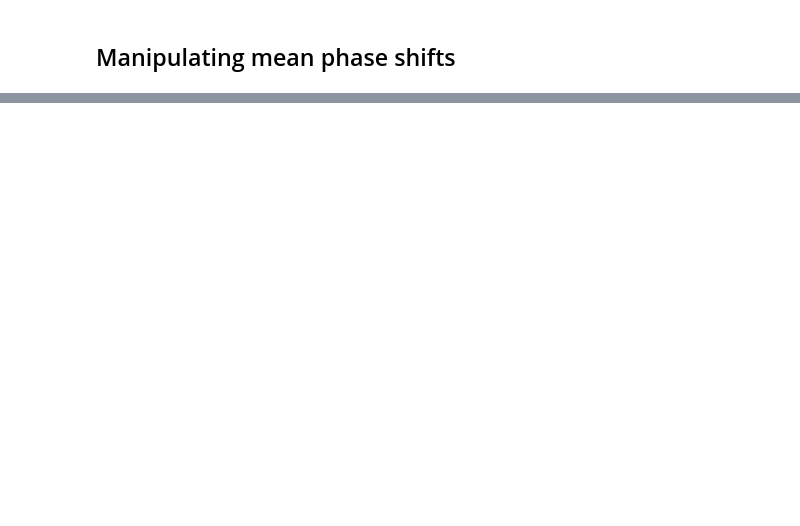
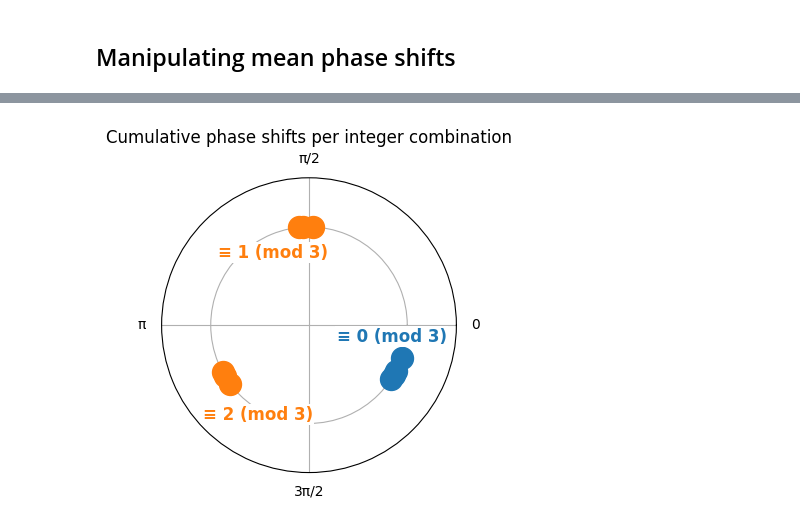
Before and after one commit to keith-murray/emergence-phase-codes, a Jupyter notebook: notebooks/phase_response_curve.ipynb, the cells around one changed output, grey strips where cells are left out. Saved outputs shown, nothing was run; the diff lists cells and outputs as text; code cells hidden in the pictures; blank space fills up the shorter version.

Commit message:
[update][notebook] save phase response curve data and update cluster predictions

```diff
--- a/notebooks/phase_response_curve.ipynb
+++ b/notebooks/phase_response_curve.ipynb
@@ -406,21 +420,45 @@ phase_sums = jnp.array(phase_sums)
 sorted_idx = jnp.argsort(phase_sums)
 phase_sums_sorted = phase_sums[sorted_idx]
 labels_sorted = [labels[i] for i in sorted_idx]
-
-# Create circular plot
-fig, ax = plt.subplots(subplot_kw={'projection': 'polar'}, figsize=(7, 7))
-theta = phase_sums_sorted
-radii = jnp.ones_like(theta)
-
-# Plot points
-ax.scatter(theta[:6], radii[:6], s=100, c='tab:orange')
-ax.scatter(theta[6:], radii[6:], s=100, c='tab:blue')
-
-# Annotate with labels
-for i, label in enumerate(labels_sorted):
-    ax.text(theta[i], 1.05, label, fontsize=10, ha='center', va='center', zorder=3)
-
-ax.set_rticks([])
-ax.set_title("Circular Plot of Total Phase Shifts per Input Combination")
-plt.tight_layout()
-plt.show()
+# %%
+# Create circular plot
+fig, ax = plt.subplots(subplot_kw={'projection': 'polar'}, figsize=(4, 4))
+theta = phase_sums_sorted
+radii = jnp.ones_like(theta)
+
+# Plot points
+ax.scatter(theta[:6], radii[:6], s=250, c='tab:orange', zorder=2)
+ax.scatter(theta[6:], radii[6:], s=250, c='tab:blue', zorder=2)
+
+# Custom cluster labels (anchor theta, radius)
+label_data = [
+    (theta[0]+.5, 0.825, r"≡ 1 (mod 3)", 'tab:orange'),
+    (theta[4]+.5, 1.05, r"≡ 2 (mod 3)", 'tab:orange'),
+    (theta[-1]+.2, 0.85, r"≡ 0 (mod 3)", 'tab:blue'),
+]
+
+for angle, radius, label, color in label_data:
+    ax.text(
+        angle,
+        radius,
+        label,
+        ha='center',
+        va='center',
+        fontsize=12,
+        color=color,
+        fontweight='bold',
+        zorder=3,
+        bbox=dict(facecolor='white', edgecolor='none', pad=1),
+    )
+
+ax.set_rmax(1.5)
+ax.set_rticks([1,])
+ax.set_yticklabels([])
+
+ax.set_thetagrids([0, 90, 180, 270], ['0', 'π/2', 'π', '3π/2'])
+
+ax.set_title("Cumulative phase shifts per integer combination")
+plt.tight_layout()
+plt.show()
+# %% [output]
+[figure, added]
```
Also changed, not shown: parts of 7 cells of this notebook, 1 other file.
